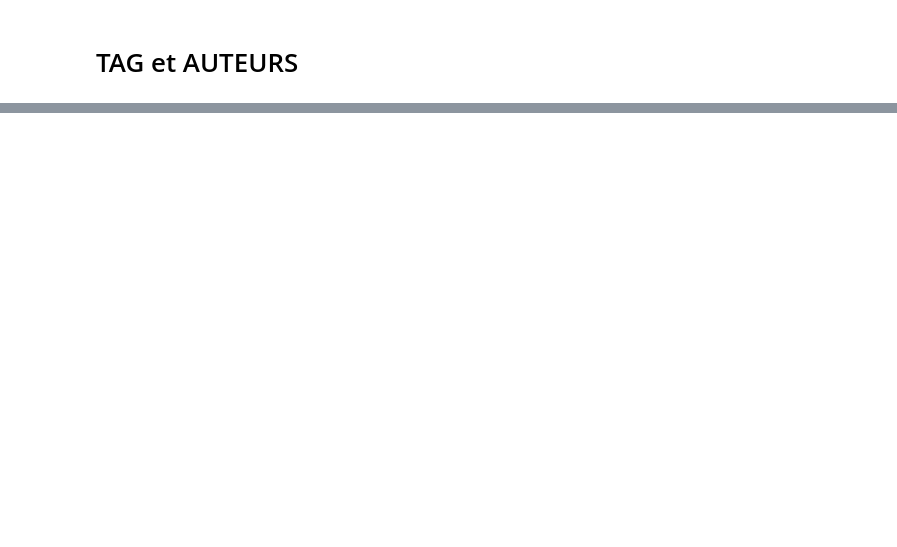
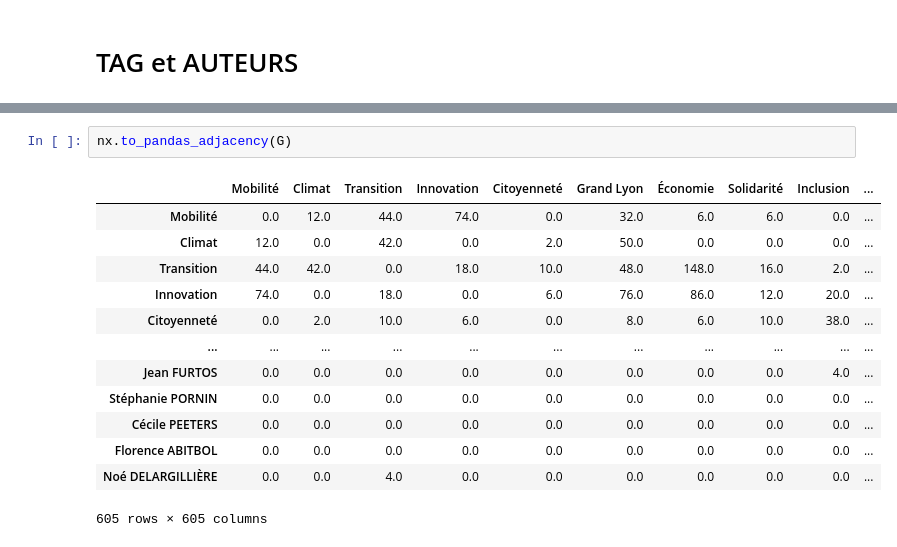
Before and after one commit to Geminy3/Skoli_M3, a Jupyter notebook: Analyse_reseau.ipynb, the cells around one changed output, grey strips where cells are left out. Cells and saved outputs as stored; diff of their text form; blank space fills up the shorter version.

```diff
--- a/Analyse_reseau.ipynb
+++ b/Analyse_reseau.ipynb
@@ -204,0 +214,16 @@ val.to_csv(EXPORT_FOLDER+"allnodes_attributes.csv")
+# %%
+nx.to_pandas_adjacency(G)
+# %% [output]
+|  | Mobilité | Climat | Transition | Innovation | Citoyenneté | Grand Lyon | Économie | Solidarité | Inclusion | ... |
+| Mobilité | 0.0 | 12.0 | 44.0 | 74.0 | 0.0 | 32.0 | 6.0 | 6.0 | 0.0 | ... |
+| Climat | 12.0 | 0.0 | 42.0 | 0.0 | 2.0 | 50.0 | 0.0 | 0.0 | 0.0 | ... |
+| Transition | 44.0 | 42.0 | 0.0 | 18.0 | 10.0 | 48.0 | 148.0 | 16.0 | 2.0 | ... |
+| Innovation | 74.0 | 0.0 | 18.0 | 0.0 | 6.0 | 76.0 | 86.0 | 12.0 | 20.0 | ... |
+| Citoyenneté | 0.0 | 2.0 | 10.0 | 6.0 | 0.0 | 8.0 | 6.0 | 10.0 | 38.0 | ... |
+| ... | ... | ... | ... | ... | ... | ... | ... | ... | ... | ... |
+| Jean FURTOS | 0.0 | 0.0 | 0.0 | 0.0 | 0.0 | 0.0 | 0.0 | 0.0 | 4.0 | ... |
+| Stéphanie PORNIN | 0.0 | 0.0 | 0.0 | 0.0 | 0.0 | 0.0 | 0.0 | 0.0 | 0.0 | ... |
+| Cécile PEETERS | 0.0 | 0.0 | 0.0 | 0.0 | 0.0 | 0.0 | 0.0 | 0.0 | 0.0 | ... |
+| Florence ABITBOL | 0.0 | 0.0 | 0.0 | 0.0 | 0.0 | 0.0 | 0.0 | 0.0 | 0.0 | ... |
+| Noé DELARGILLIÈRE | 0.0 | 0.0 | 4.0 | 0.0 | 0.0 | 0.0 | 0.0 | 0.0 | 0.0 | ... |
+605 rows × 605 columns
```
Also changed, not shown: parts of 4 cells of this notebook, 1 other file.
